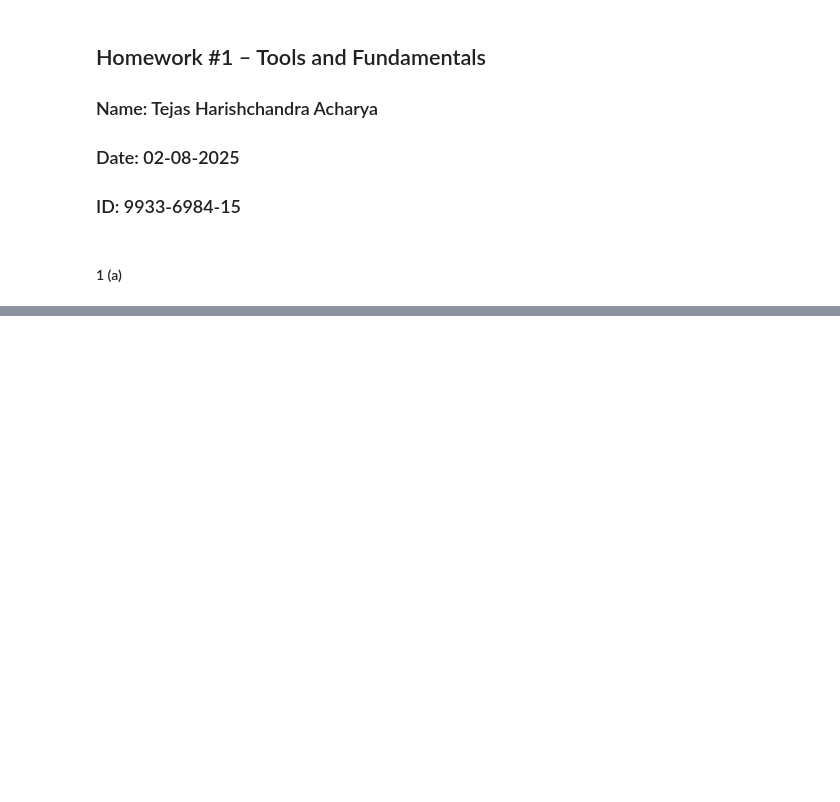
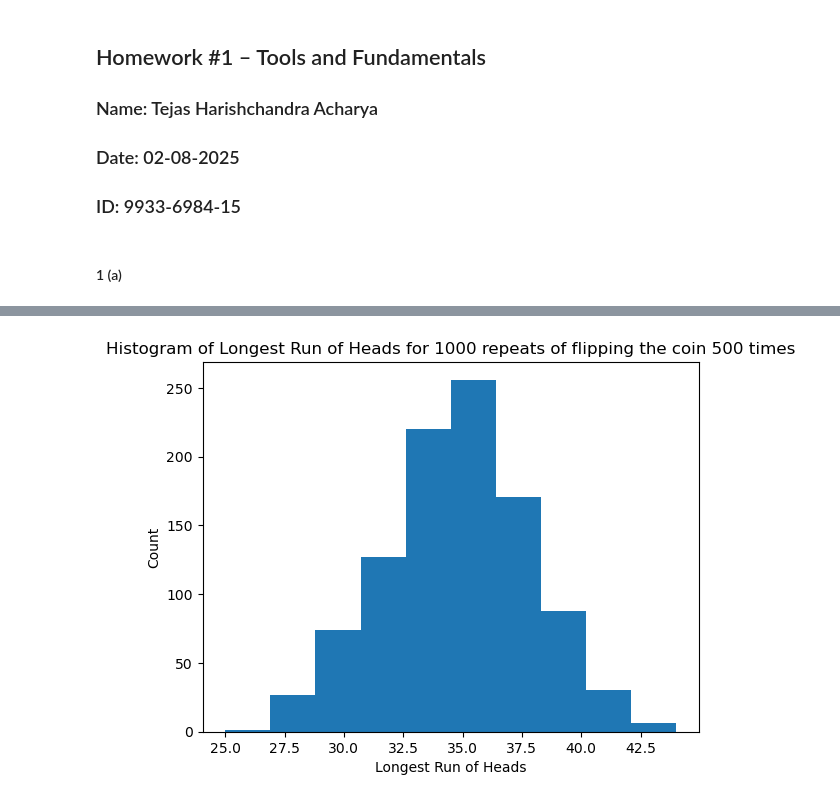
Before and after one commit to ac-te/USC_EE_541, a Jupyter notebook: HW_1/hw_1.ipynb, the cells around one changed output, grey strips where cells are left out. Saved outputs shown, nothing was run; the diff lists cells and outputs as text; code cells hidden in the pictures; blank space fills up the shorter version.

```diff
--- a/HW_1/hw_1.ipynb
+++ b/HW_1/hw_1.ipynb
@@ -103,0 +147,13 @@ X-Axis limit: 24 to 46
+# %%
+num_repeats = 1000
+
+longest_heads_run_list = [get_longest_run_heads(get_trials(num_trials)) for i in range(num_repeats)]
+
+plt.figure()
+plt.hist(num_heads_list)
+plt.xlabel("Longest Run of Heads")
+plt.ylabel("Count")
+plt.title(f"Histogram of Longest Run of Heads for {num_repeats} repeats of flipping the coin {num_trials} times")
+plt.show()
+# %% [output]
+[figure, added]
```
Also changed, not shown: parts of 12 cells of this notebook.
